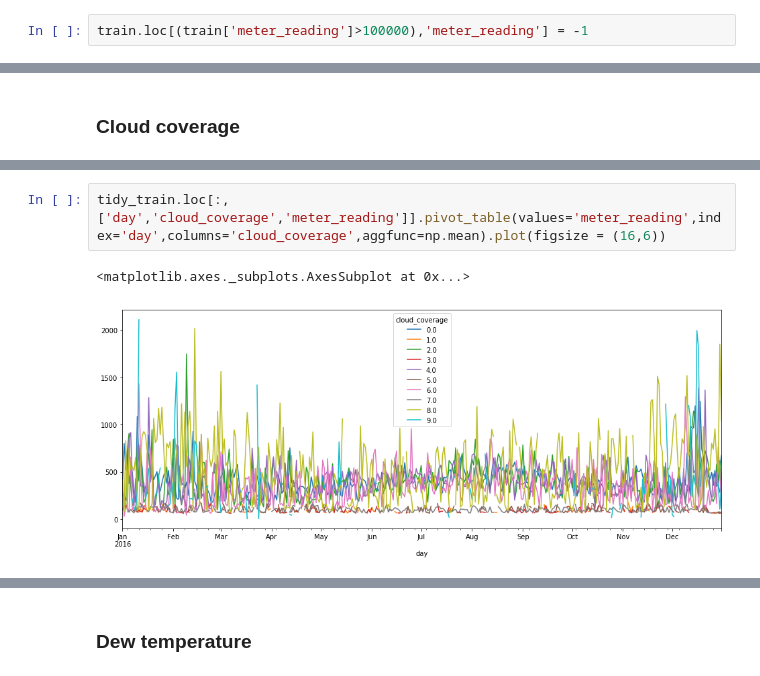
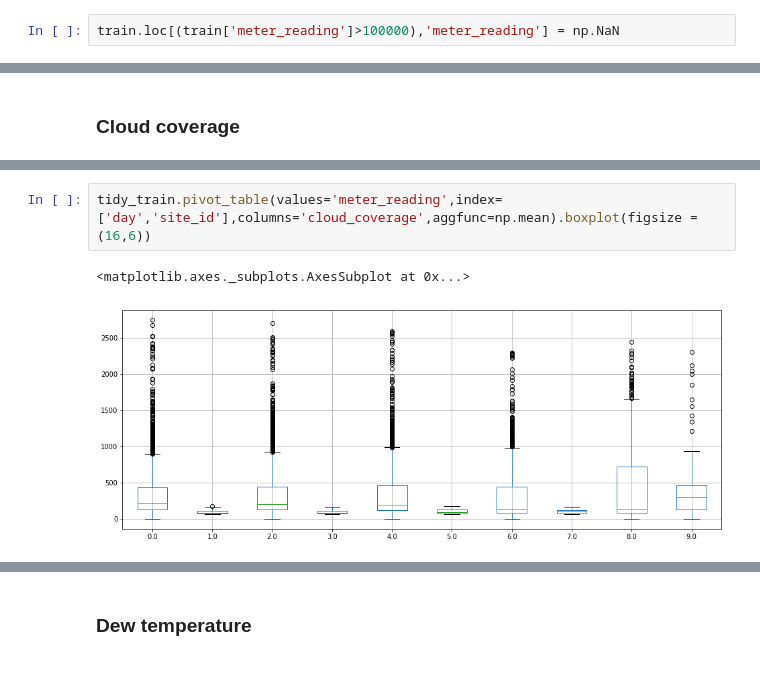
Before and after one commit to brunocgf/ASHRAE-GreatEnergyPredictorIII, a Jupyter notebook: EDA.ipynb, the cells around one changed output, grey strips where cells are left out. Saved outputs shown, nothing was run; the diff lists cells and outputs as text.

```diff
--- a/EDA.ipynb
+++ b/EDA.ipynb
@@ -76,7 +75,7 @@ building_metadata.loc[building_metadata['building_id']==1099]
 |  | site_id | building_id | primary_use | square_feet | year_built | floor_count |
 | 1099 | 13 | 1099 | Education | 332884 | NaN | NaN |
 # %%
-train.loc[(train['meter_reading']>100000),'meter_reading'] = -1
+train.loc[(train['meter_reading']>100000),'meter_reading'] = np.NaN
 # %%
 #plt.rcParams["figure.figsize"] = (16,8)
 
@@ -373,5 +353,5 @@ tidy_train.loc[:,['meter','cloud_coverage','meter_reading']].pivot_table(values=
 # %%
-tidy_train.loc[:,['day','cloud_coverage','meter_reading']].pivot_table(values='meter_reading',index='day',columns='cloud_coverage',aggfunc=np.mean).plot(figsize = (16,6))
+tidy_train.pivot_table(values='meter_reading',index=['day','site_id'],columns='cloud_coverage',aggfunc=np.mean).boxplot(figsize = (16,6))
 # %% [output]
 <matplotlib.axes._subplots.AxesSubplot at 0x...>
-[figure, old version]
+[figure, new version]
```
Also changed, not shown: parts of 27 cells of this notebook, 3 other files.
